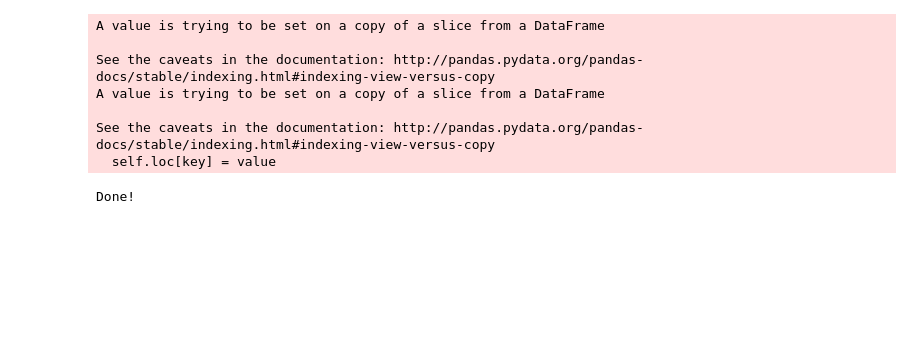
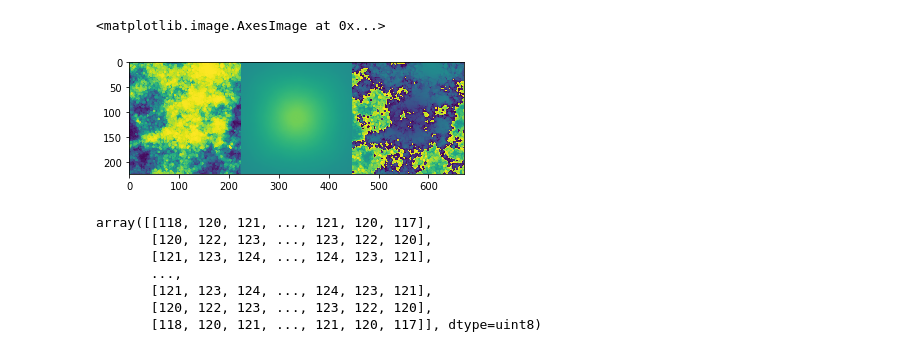
Before and after one commit to isados/breast-cancer-screening, a Jupyter notebook: test.ipynb, the cells around one changed output. Drawn from its saved outputs; the diff is of its cells as text; code cells hidden in the pictures; blank space fills up the shorter version.

```diff
--- a/test.ipynb
+++ b/test.ipynb
@@ -30,9 +26,9 @@ for x in range(cs3.shape[0]):
     try:
         img=pdicom.read_file(imgloc,force=True)
         labels_df=labels_df.append(row,ignore_index=True)
-        imgpix=img.pixel_array
-        plt.imshow(imgpix)
     except:
         pass
-print('Number of Images present:',labels_df.shape[0])
+print('# of Images present:',labels_df.shape[0])
+print('# of Images missing:',cs3.shape[0]-labels_df.shape[0])
+print('Total',cs3.shape[0])
 # %% [output]
@@ -80,17 +77,8 @@ for x in range(labels_df.shape[0]):
         newcsv=newcsv.append(row,ignore_index=True)
 
 # Saving the dataframe as a pickle file
-newcsv.to_pickle('newcsv.pkl')
+newcsv.to_pickle('new.pkl')
 print("Done!")
-# %% [output]
-A value is trying to be set on a copy of a slice from a DataFrame
-
-See the caveats in the documentation: http://pandas.pydata.org/pandas-docs/stable/indexing.html#indexing-view-versus-copy
-A value is trying to be set on a copy of a slice from a DataFrame
-
-See the caveats in the documentation: http://pandas.pydata.org/pandas-docs/stable/indexing.html#indexing-view-versus-copy
-  self.loc[key] = value
-Done!
 # %%
 # Load the new csv
 newcsv=pd.read_pickle('newcsv.pkl')
@@ -123,3 +111,28 @@ k2 = cv2.getStructuringElement(cv2.MORPH_ELLIPSE, (3, 5))
 k3 = cv2.getStructuringElement(cv2.MORPH_ELLIPSE, (3, 5))
 k4 = cv2.getStructuringElement(cv2.MORPH_ELLIPSE, (5, 7))
 print(k1,k2,k3,k4,sep="\n")
+# %%
+hh=newcsv.pixel_array
+img=hh[0]
+
+#print('Image Array\n',img)
+avg=hh.apply(lambda x:x.astype(np.uint64)).mean().astype(np.uint8)
+
+#print('Mean Pixel Values from the dataset\n',avg)
+res=(img-avg).astype(np.uint8)
+
+#print('Image Array after subtracting mean',res)
+plt.imshow(np.hstack((img,avg,res)))
+# %% [output]
+<matplotlib.image.AxesImage at 0x...>
+[figure, added]
+# %%
+avg
+# %% [output]
+array([[118, 120, 121, ..., 121, 120, 117],
+       [120, 122, 123, ..., 123, 122, 120],
+       [121, 123, 124, ..., 124, 123, 121],
+       ...,
+       [121, 123, 124, ..., 124, 123, 121],
+       [120, 122, 123, ..., 123, 122, 120],
+       [118, 120, 121, ..., 121, 120, 117]], dtype=uint8)
```
Also changed, not shown: parts of 2 cells of this notebook.
